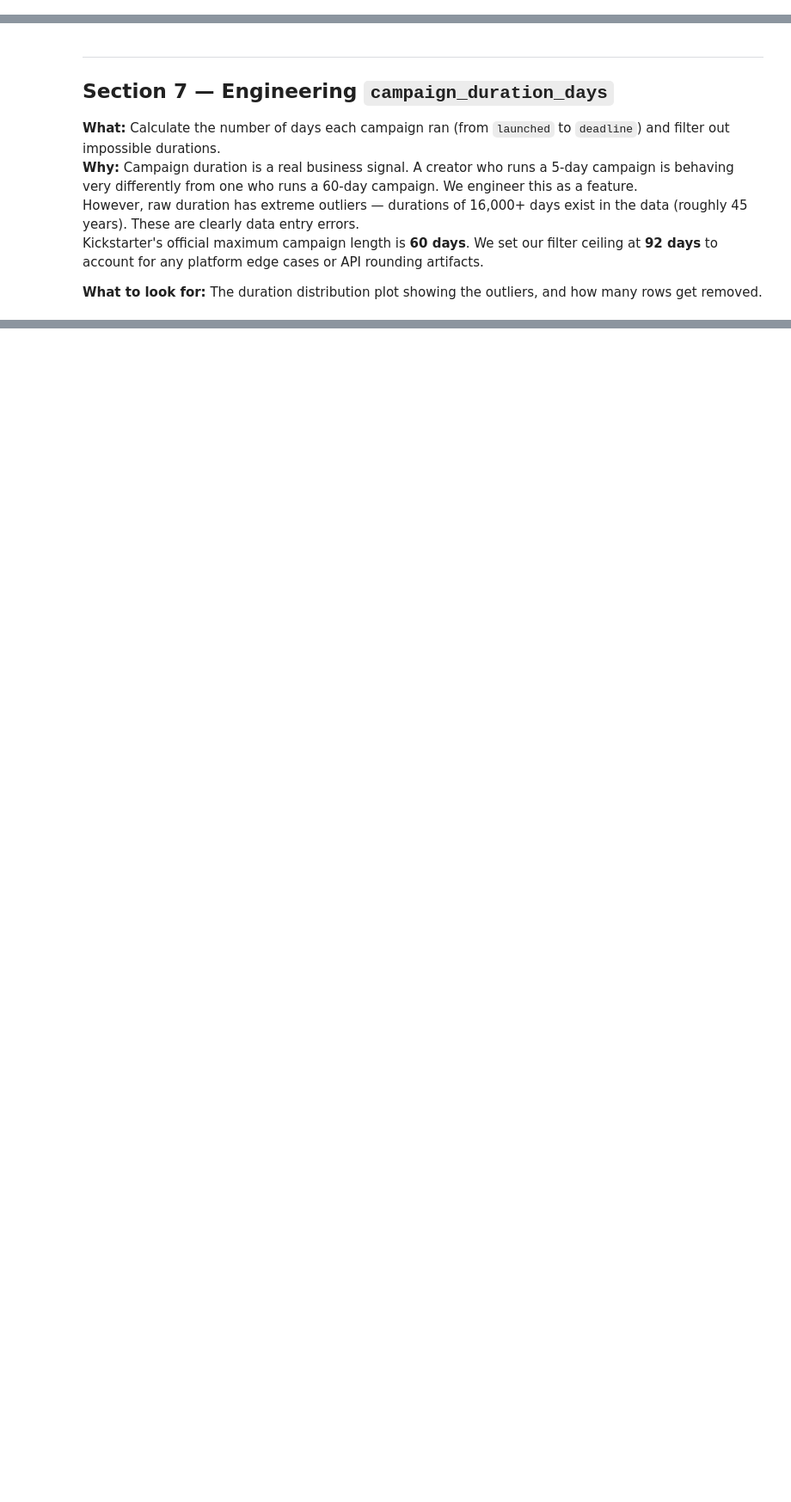
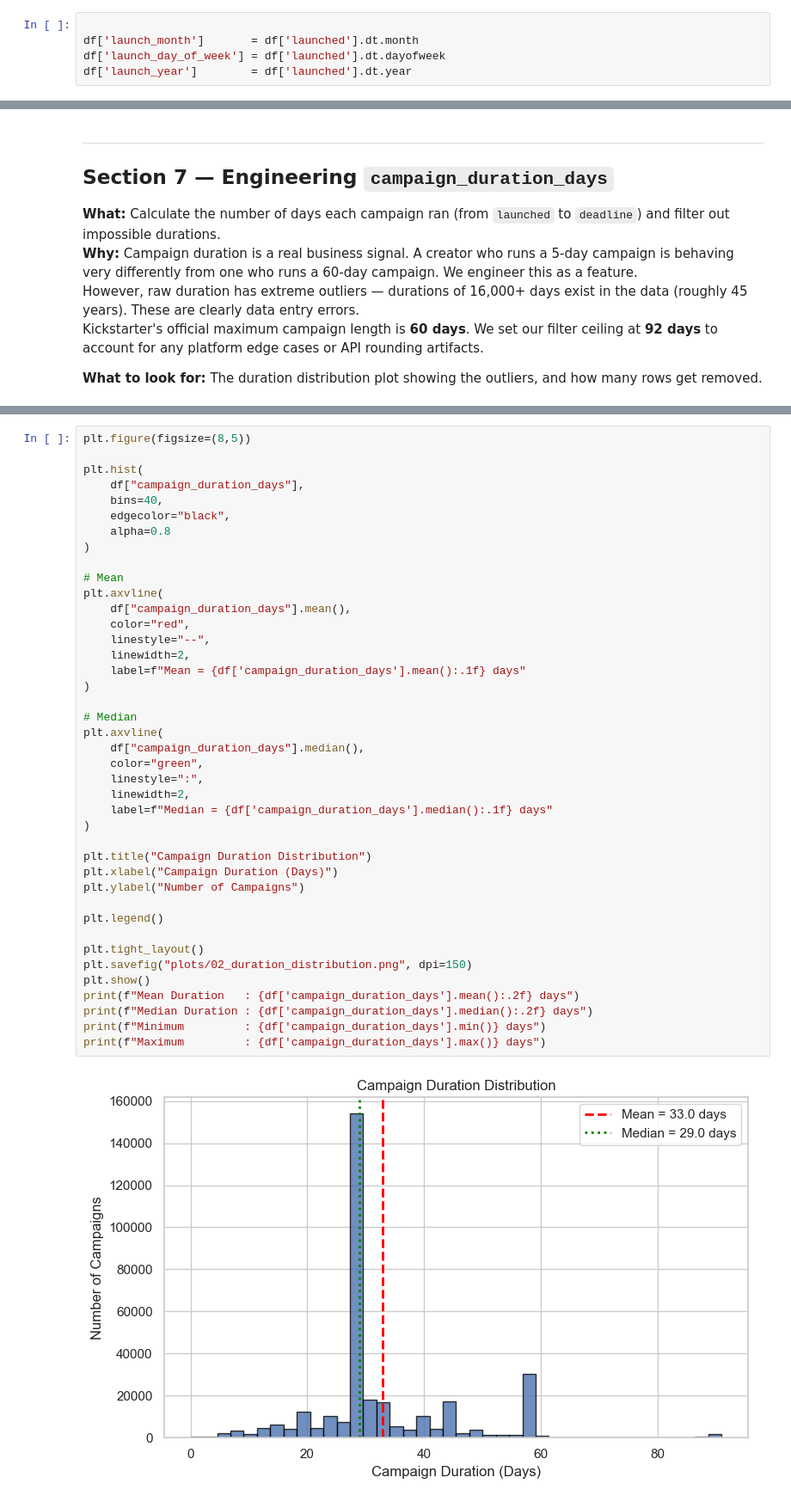
Before and after one commit to abhi-7-7/Predictive-Sales-Analytics-Engine, a Jupyter notebook: Notebook/01_data_cleaning.ipynb, the cells around one changed output, grey strips where cells are left out. Shown at 86% size. Cells and saved outputs as stored; diff of their text form; blank space fills up the shorter version.

```diff
--- a/Notebook/01_data_cleaning.ipynb
+++ b/Notebook/01_data_cleaning.ipynb
@@ -566,3 +660,8 @@ plt.show()
+# %%
+
+df['launch_month']       = df['launched'].dt.month
+df['launch_day_of_week'] = df['launched'].dt.dayofweek
+df['launch_year']        = df['launched'].dt.year
 # %%
 # ── Remove corrupt dates ──────────────────────────────────────────────────────
 rows_before = len(df)
@@ -642,0 +743,43 @@ plt.show()
+# %%
+plt.figure(figsize=(8,5))
+
+plt.hist(
+    df["campaign_duration_days"],
+    bins=40,
+    edgecolor="black",
+    alpha=0.8
+)
+
+# Mean
+plt.axvline(
+    df["campaign_duration_days"].mean(),
+    color="red",
+    linestyle="--",
+    linewidth=2,
+    label=f"Mean = {df['campaign_duration_days'].mean():.1f} days"
+)
+
+# Median
+plt.axvline(
+    df["campaign_duration_days"].median(),
+    color="green",
+    linestyle=":",
+    linewidth=2,
+    label=f"Median = {df['campaign_duration_days'].median():.1f} days"
+)
+
+plt.title("Campaign Duration Distribution")
+plt.xlabel("Campaign Duration (Days)")
+plt.ylabel("Number of Campaigns")
+
+plt.legend()
+
+plt.tight_layout()
+plt.savefig("plots/02_duration_distribution.png", dpi=150)
+plt.show()
+print(f"Mean Duration   : {df['campaign_duration_days'].mean():.2f} days")
+print(f"Median Duration : {df['campaign_duration_days'].median():.2f} days")
+print(f"Minimum         : {df['campaign_duration_days'].min()} days")
+print(f"Maximum         : {df['campaign_duration_days'].max()} days")
+# %% [output]
+[figure, added]
```
Also changed, not shown: parts of 48 cells of this notebook, 36 other files.
